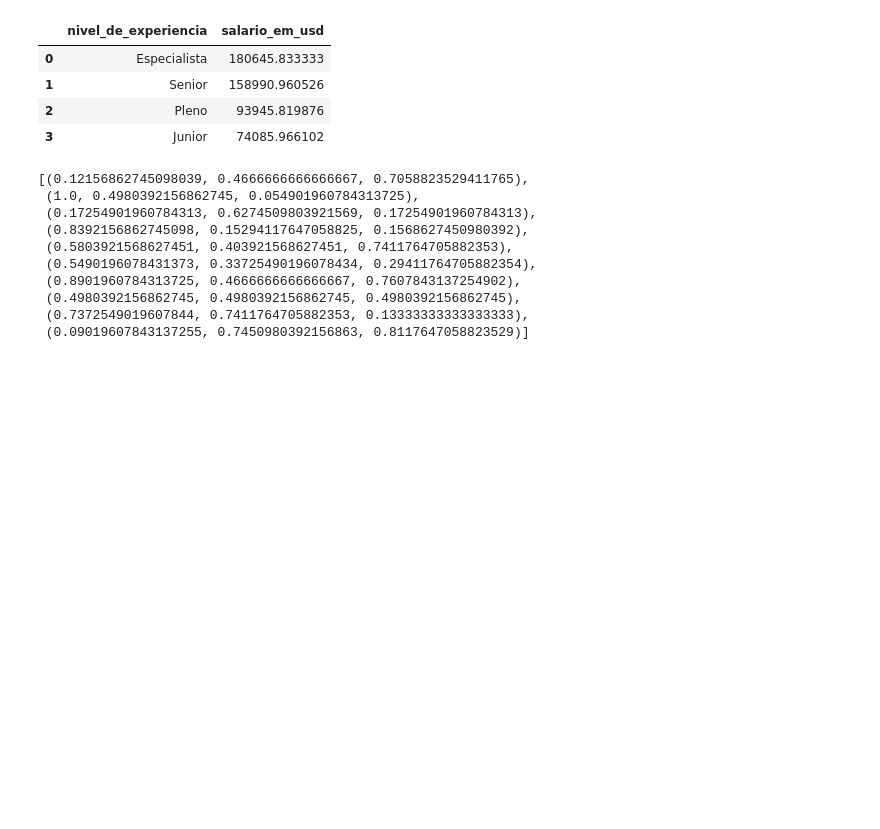
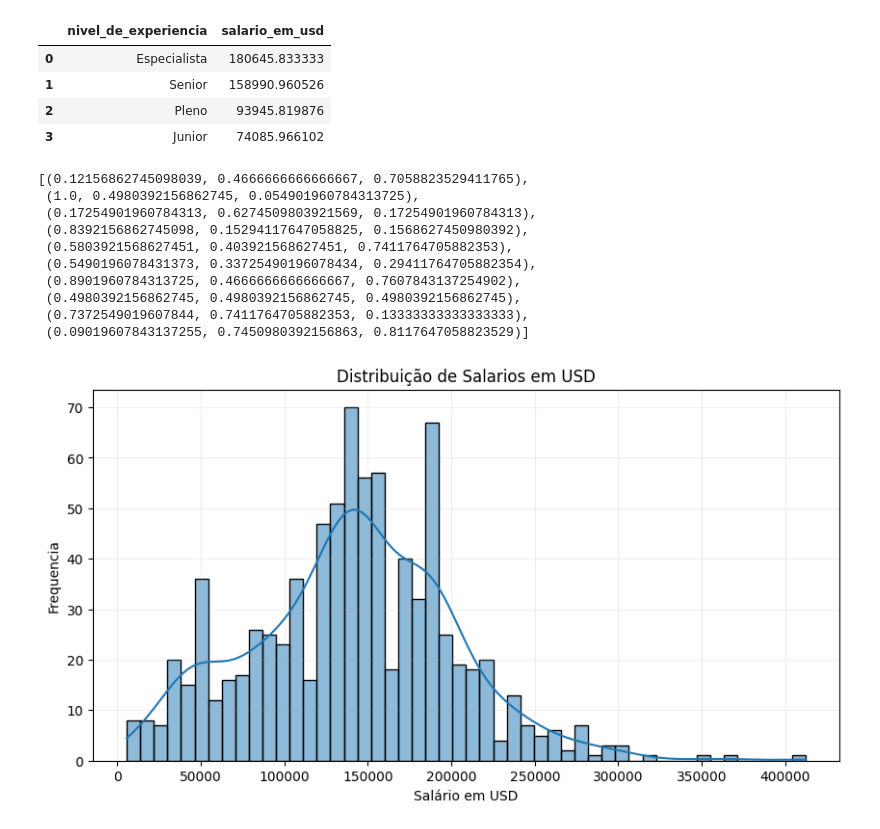
Before and after one commit to jaisson-italo/ds_salary_machine_learning_I, a Jupyter notebook: projeto_ml.ipynb, the cells around one changed output. Cells and saved outputs as stored; diff of their text form; code cells hidden in the pictures; blank space fills up the shorter version.

Commit message:
Analisando detalhes

```diff
--- a/projeto_ml.ipynb
+++ b/projeto_ml.ipynb
@@ -189,3 +189,15 @@ sns.color_palette("tab10")
  (0.4980392156862745, 0.4980392156862745, 0.4980392156862745),
  (0.7372549019607844, 0.7411764705882353, 0.13333333333333333),
  (0.09019607843137255, 0.7450980392156863, 0.8117647058823529)]
+# %%
+# Analisando detalhes de forma visual a distribuição geral do salario
+
+plt.figure(figsize=(10, 5))
+sns.histplot(data=data_scientist_df, x='salario_em_usd', palette='tab10', kde=True, bins = 50) # Use histplot instead of distplot
+plt.xlabel('Salário em USD')
+plt.ylabel('Frequencia')
+plt.grid(alpha = 0.2)
+plt.title('Distribuição de Salarios em USD')
+plt.show()
+# %% [output]
+[figure, added]
```
